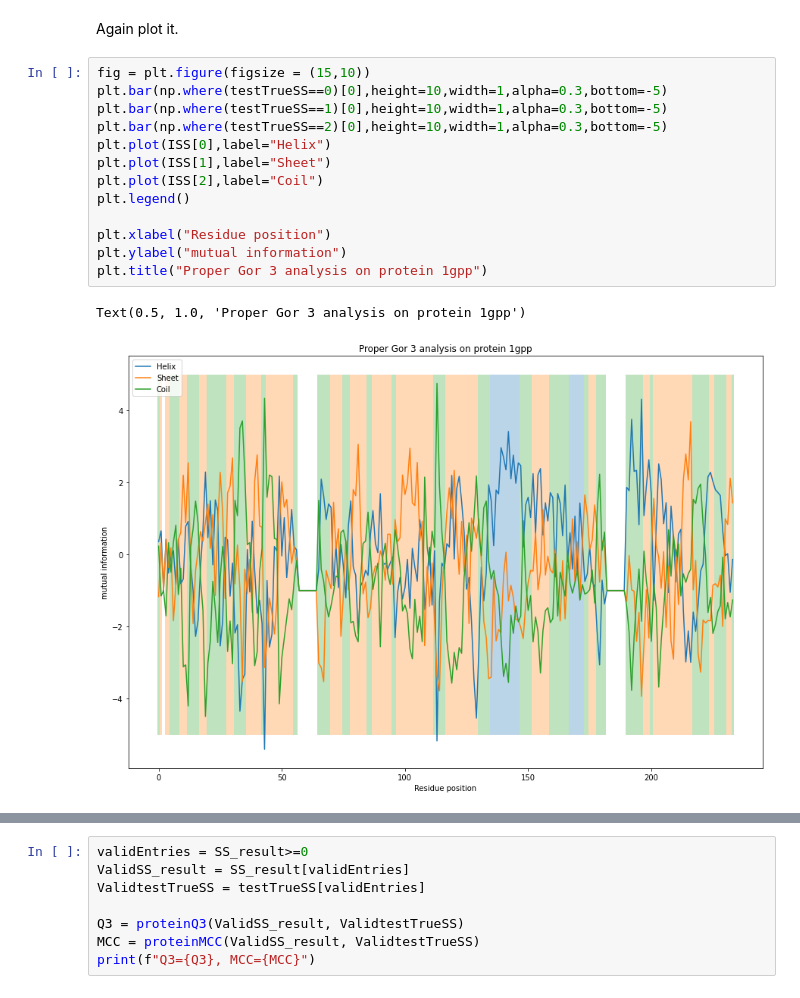
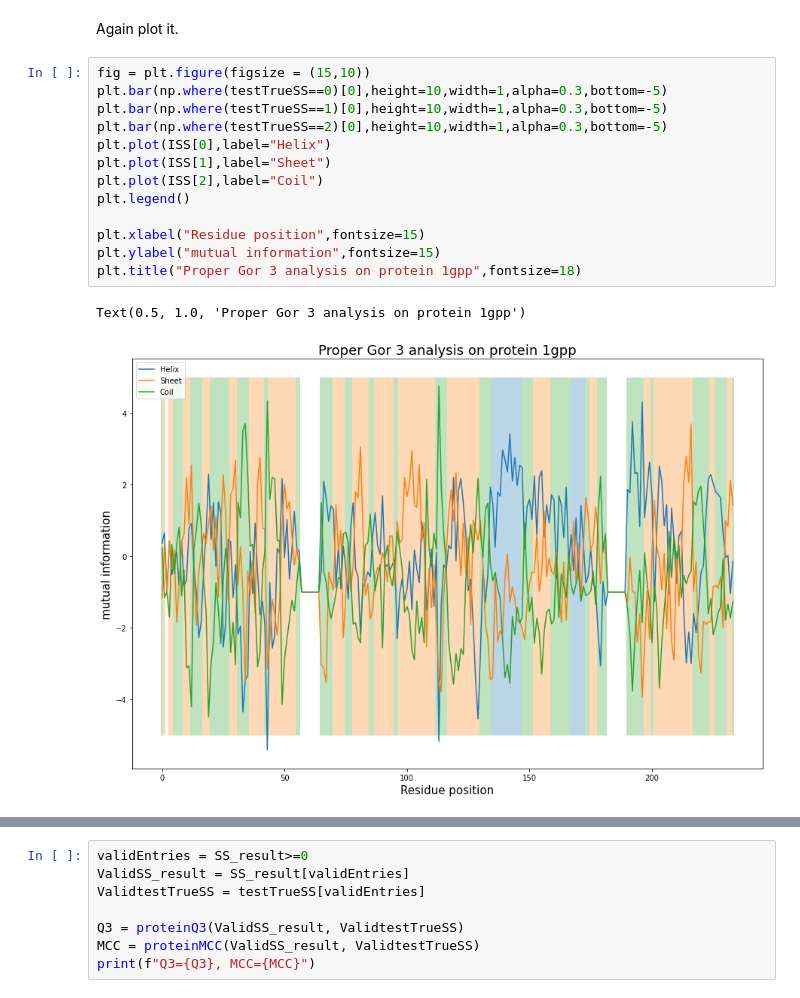
Before and after one commit to ltuijnder/BioInformatics_Assignment1, a Jupyter notebook: Assignment1_Final.ipynb, the cells around one changed output, grey strips where cells are left out. Saved outputs shown, nothing was run; the diff lists cells and outputs as text.

```diff
--- a/Assignment1_Final.ipynb
+++ b/Assignment1_Final.ipynb
@@ -607,16 +656,16 @@ Again plot it.
 # %%
 fig = plt.figure(figsize = (15,10))
 plt.bar(np.where(testTrueSS==0)[0],height=10,width=1,alpha=0.3,bottom=-5)
 plt.bar(np.where(testTrueSS==1)[0],height=10,width=1,alpha=0.3,bottom=-5)
 plt.bar(np.where(testTrueSS==2)[0],height=10,width=1,alpha=0.3,bottom=-5)
 plt.plot(ISS[0],label="Helix")
 plt.plot(ISS[1],label="Sheet")
 plt.plot(ISS[2],label="Coil")
 plt.legend()
 
-plt.xlabel("Residue position")
-plt.ylabel("mutual information")
-plt.title("Proper Gor 3 analysis on protein 1gpp")
+plt.xlabel("Residue position",fontsize=15)
+plt.ylabel("mutual information",fontsize=15)
+plt.title("Proper Gor 3 analysis on protein 1gpp",fontsize=18)
 # %% [output]
 Text(0.5, 1.0, 'Proper Gor 3 analysis on protein 1gpp')
-[figure, old version]
+[figure, new version]
```
Also changed, not shown: parts of 40 cells of this notebook, 1 other file.
